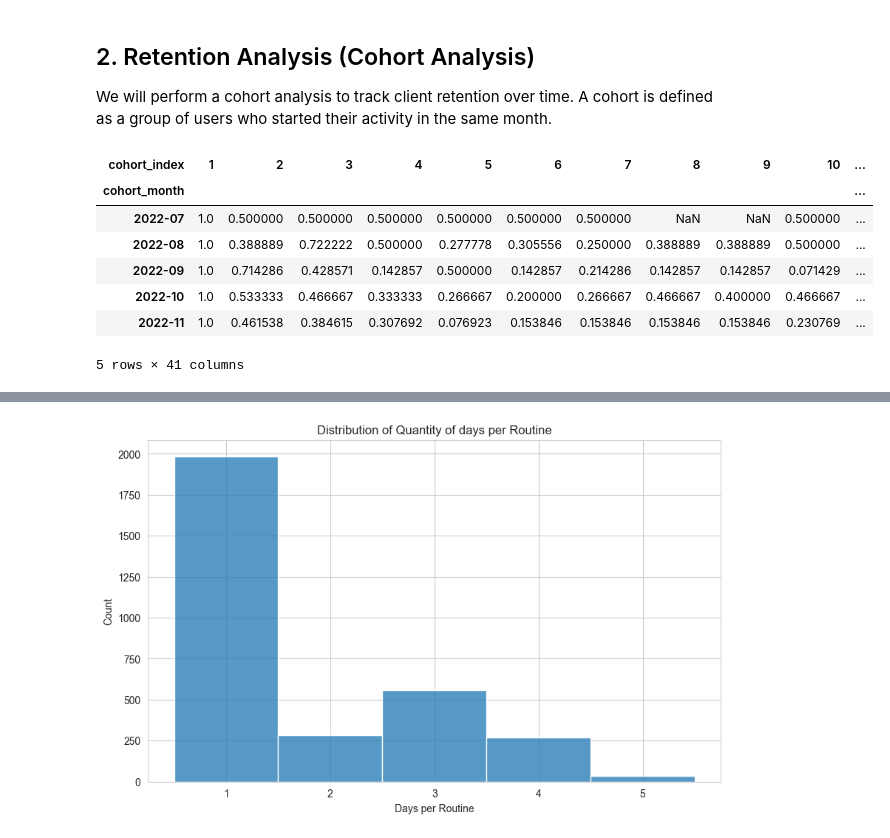
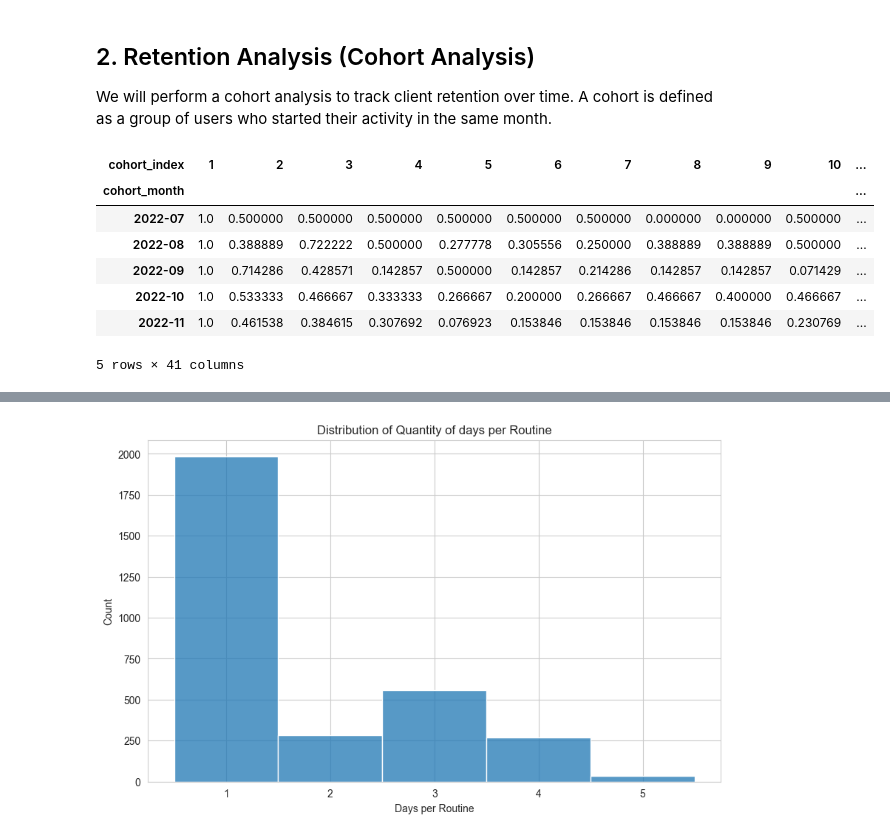
Before and after one commit to alejo-cuello/gym-clients, a Jupyter notebook: notebooks/02_eda_gym_routines_by_month.ipynb, the cells around one changed output, grey strips where cells are left out. Cells and saved outputs as stored; diff of their text form; code cells hidden in the pictures.

```diff
--- a/notebooks/02_eda_gym_routines_by_month.ipynb
+++ b/notebooks/02_eda_gym_routines_by_month.ipynb
@@ -74,34 +74,35 @@ def get_date_int(df, column):
     year = df[column].dt.year
     month = df[column].dt.month
     return year, month
 
 activity_year, activity_month = get_date_int(df, 'date')
 cohort_year, cohort_month = get_date_int(df, 'cohort_month')
 
 years_diff = activity_year - cohort_year
 months_diff = activity_month - cohort_month
 
 df['cohort_index'] = years_diff * 12 + months_diff + 1
 
 # 3. Count monthly active customers from each cohort
 grouping = df.groupby(['cohort_month', 'cohort_index'])
 cohort_data = grouping['client_id'].apply(pd.Series.nunique).reset_index()
 
 # 4. Create pivot table
 cohort_counts = cohort_data.pivot(index='cohort_month', columns='cohort_index', values='client_id')
 
 # 5. Calculate retention rate
 cohort_sizes = cohort_counts.iloc[:, 0]
 retention = cohort_counts.divide(cohort_sizes, axis=0)
 
 # Format index for better readability in plot
 retention.index = retention.index.strftime('%Y-%m')
 
+retention.fillna(0, inplace=True)
 retention.head()
 # %% [output]
 | cohort_index | 1 | 2 | 3 | 4 | 5 | 6 | 7 | 8 | 9 | 10 | ... |
 | cohort_month |  |  |  |  |  |  |  |  |  |  | ... |
-| 2022-07 | 1.0 | 0.500000 | 0.500000 | 0.500000 | 0.500000 | 0.500000 | 0.500000 | NaN | NaN | 0.500000 | ... |
+| 2022-07 | 1.0 | 0.500000 | 0.500000 | 0.500000 | 0.500000 | 0.500000 | 0.500000 | 0.000000 | 0.000000 | 0.500000 | ... |
 | 2022-08 | 1.0 | 0.388889 | 0.722222 | 0.500000 | 0.277778 | 0.305556 | 0.250000 | 0.388889 | 0.388889 | 0.500000 | ... |
 | 2022-09 | 1.0 | 0.714286 | 0.428571 | 0.142857 | 0.500000 | 0.142857 | 0.214286 | 0.142857 | 0.142857 | 0.071429 | ... |
 | 2022-10 | 1.0 | 0.533333 | 0.466667 | 0.333333 | 0.266667 | 0.200000 | 0.266667 | 0.466667 | 0.400000 | 0.466667 | ... |
```
Also changed, not shown: parts of 9 cells of this notebook.
